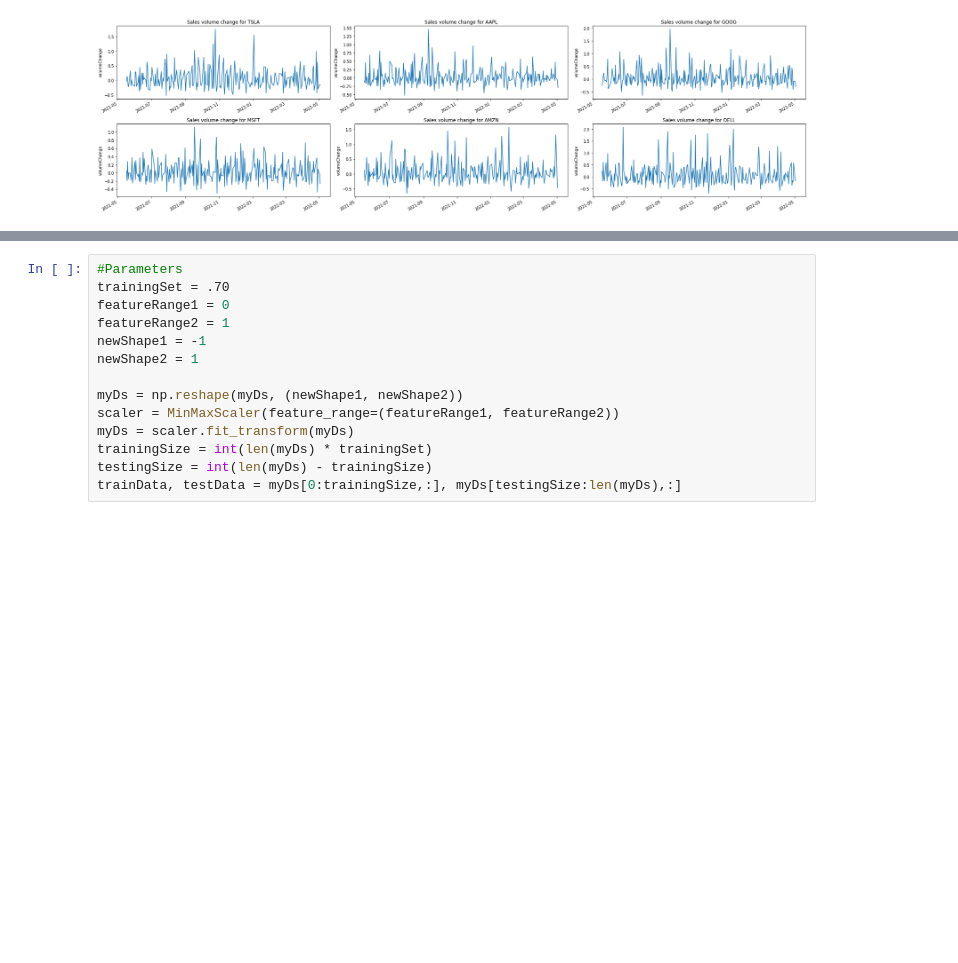
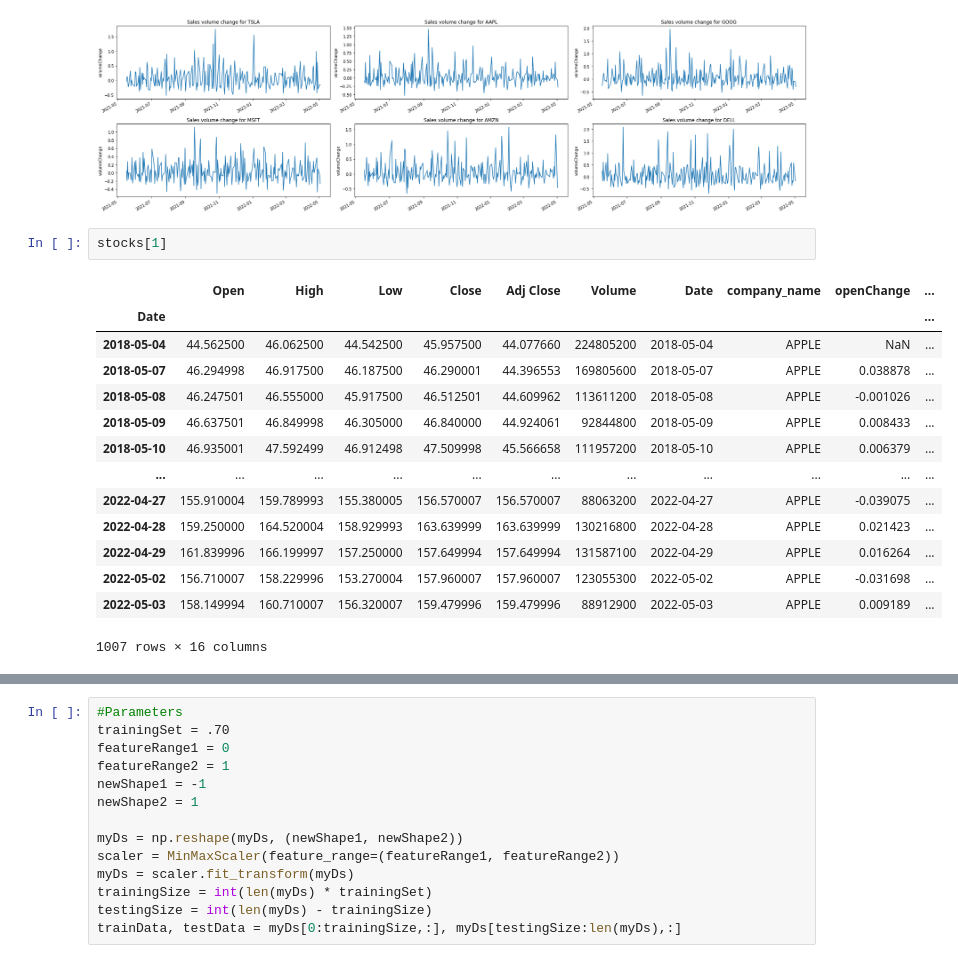
Before and after one commit to jeniferwerthman/AdvAILSTM, a Jupyter notebook: Copy_of_LSTMStock_Take2.ipynb, the cells around one changed output, grey strips where cells are left out. Cells and saved outputs as stored; diff of their text form; blank space fills up the shorter version.

```diff
--- a/Copy_of_LSTMStock_Take2.ipynb
+++ b/Copy_of_LSTMStock_Take2.ipynb
@@ -164,3 +174,20 @@ for i, stock in enumerate(stocks, 1):
 mplot.tight_layout()
 # %% [output]
 [figure]
+# %%
+stocks[1]
+# %% [output]
+|  | Open | High | Low | Close | Adj Close | Volume | Date | company_name | openChange | ... |
+| Date |  |  |  |  |  |  |  |  |  | ... |
+| 2018-05-04 | 44.562500 | 46.062500 | 44.542500 | 45.957500 | 44.077660 | 224805200 | 2018-05-04 | APPLE | NaN | ... |
+| 2018-05-07 | 46.294998 | 46.917500 | 46.187500 | 46.290001 | 44.396553 | 169805600 | 2018-05-07 | APPLE | 0.038878 | ... |
+| 2018-05-08 | 46.247501 | 46.555000 | 45.917500 | 46.512501 | 44.609962 | 113611200 | 2018-05-08 | APPLE | -0.001026 | ... |
+| 2018-05-09 | 46.637501 | 46.849998 | 46.305000 | 46.840000 | 44.924061 | 92844800 | 2018-05-09 | APPLE | 0.008433 | ... |
+| 2018-05-10 | 46.935001 | 47.592499 | 46.912498 | 47.509998 | 45.566658 | 111957200 | 2018-05-10 | APPLE | 0.006379 | ... |
+| ... | ... | ... | ... | ... | ... | ... | ... | ... | ... | ... |
+| 2022-04-27 | 155.910004 | 159.789993 | 155.380005 | 156.570007 | 156.570007 | 88063200 | 2022-04-27 | APPLE | -0.039075 | ... |
+| 2022-04-28 | 159.250000 | 164.520004 | 158.929993 | 163.639999 | 163.639999 | 130216800 | 2022-04-28 | APPLE | 0.021423 | ... |
+| 2022-04-29 | 161.839996 | 166.199997 | 157.250000 | 157.649994 | 157.649994 | 131587100 | 2022-04-29 | APPLE | 0.016264 | ... |
+| 2022-05-02 | 156.710007 | 158.229996 | 153.270004 | 157.960007 | 157.960007 | 123055300 | 2022-05-02 | APPLE | -0.031698 | ... |
+| 2022-05-03 | 158.149994 | 160.710007 | 156.320007 | 159.479996 | 159.479996 | 88912900 | 2022-05-03 | APPLE | 0.009189 | ... |
+1007 rows × 16 columns
```
Also changed, not shown: parts of 20 cells of this notebook.
